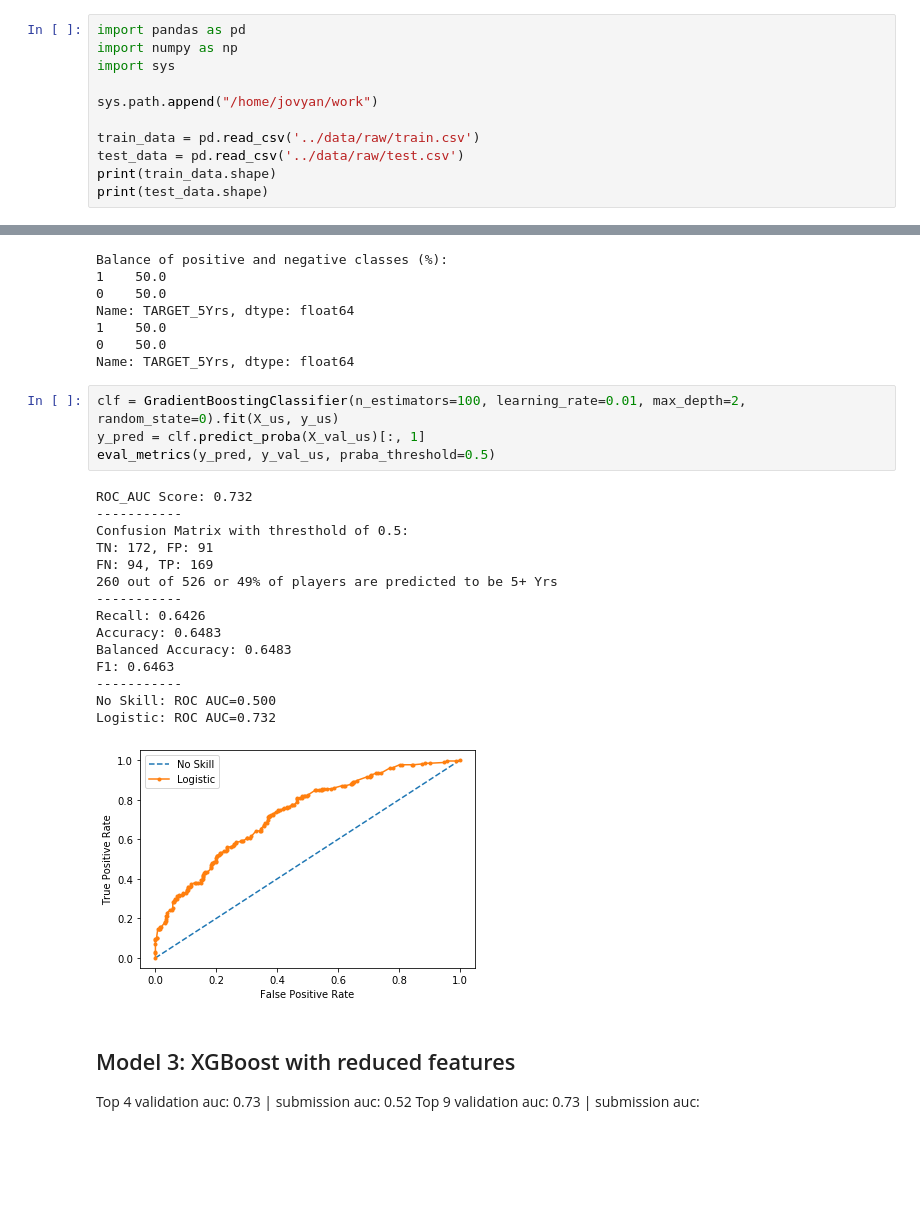
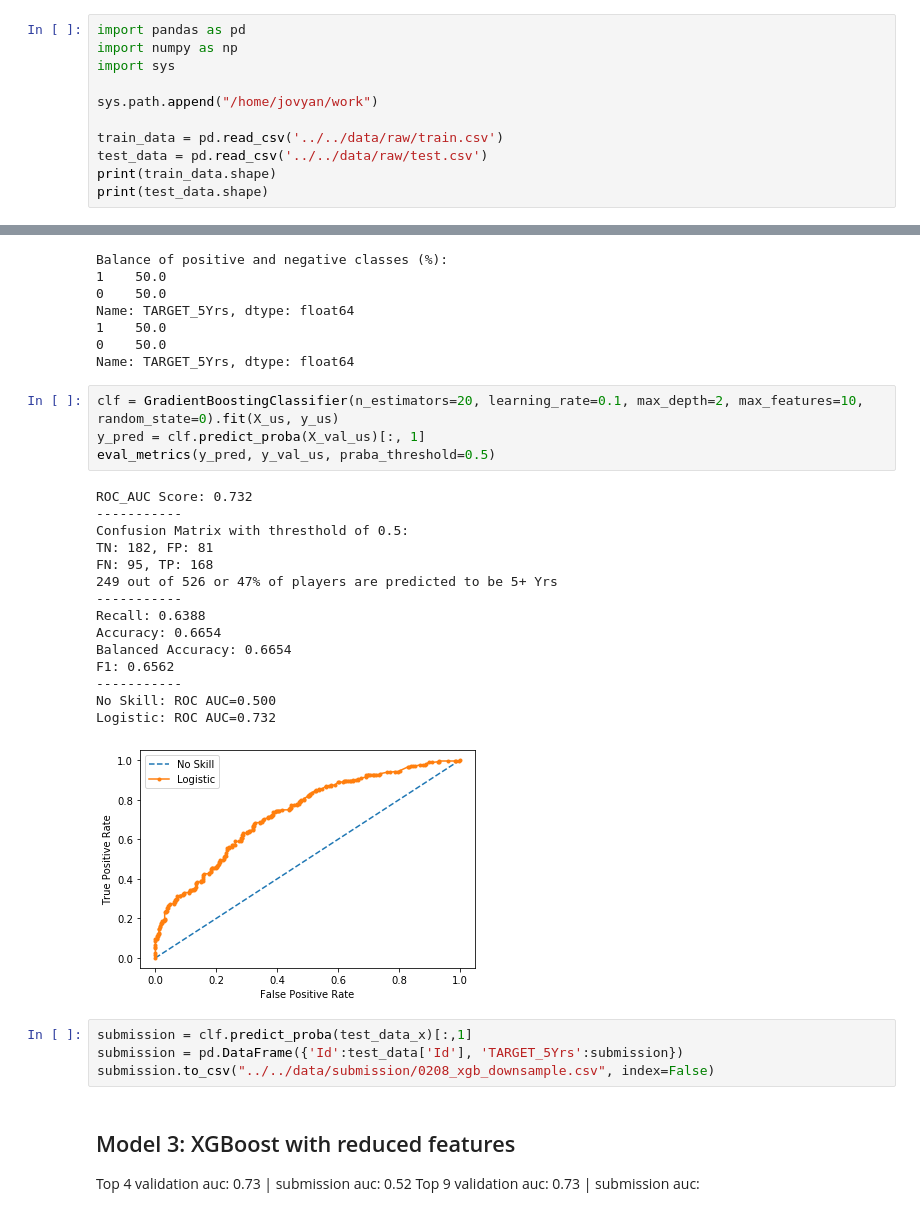
Before and after one commit to yidaveding/adsi_g5_kaggle_nba, a Jupyter notebook: notebooks/week1/david_ding-11481912-week1_final.ipynb, the cells around one changed output, grey strips where cells are left out. Saved outputs shown, nothing was run; the diff lists cells and outputs as text; blank space fills up the shorter version.

```diff
--- a/notebooks/week1/david_ding-11481912-week1_final.ipynb
+++ b/notebooks/week1/david_ding-11481912-week1_final.ipynb
@@ -28,8 +28,8 @@ import sys
 
 sys.path.append("/home/jovyan/work")
 
-train_data = pd.read_csv('../data/raw/train.csv')
-test_data = pd.read_csv('../data/raw/test.csv')
+train_data = pd.read_csv('../../data/raw/train.csv')
+test_data = pd.read_csv('../../data/raw/test.csv')
 print(train_data.shape)
 print(test_data.shape)
 # %% [output]
@@ -417,25 +417,29 @@ Name: TARGET_5Yrs, dtype: float64
 0    50.0
 Name: TARGET_5Yrs, dtype: float64
 # %%
-clf = GradientBoostingClassifier(n_estimators=100, learning_rate=0.01, max_depth=2, random_state=0).fit(X_us, y_us)
+clf = GradientBoostingClassifier(n_estimators=20, learning_rate=0.1, max_depth=2, max_features=10, random_state=0).fit(X_us, y_us)
 y_pred = clf.predict_proba(X_val_us)[:, 1]
 eval_metrics(y_pred, y_val_us, praba_threshold=0.5)
 # %% [output]
 ROC_AUC Score: 0.732
 -----------
 Confusion Matrix with thresthold of 0.5:
-TN: 172, FP: 91
-FN: 94, TP: 169
-260 out of 526 or 49% of players are predicted to be 5+ Yrs
+TN: 182, FP: 81
+FN: 95, TP: 168
+249 out of 526 or 47% of players are predicted to be 5+ Yrs
 -----------
-Recall: 0.6426
-Accuracy: 0.6483
-Balanced Accuracy: 0.6483
-F1: 0.6463
+Recall: 0.6388
+Accuracy: 0.6654
+Balanced Accuracy: 0.6654
+F1: 0.6562
 -----------
 No Skill: ROC AUC=0.500
 Logistic: ROC AUC=0.732
-[figure, old version]
+[figure, new version]
+# %%
+submission = clf.predict_proba(test_data_x)[:,1]
+submission = pd.DataFrame({'Id':test_data['Id'], 'TARGET_5Yrs':submission})
+submission.to_csv("../../data/submission/0208_xgb_downsample.csv", index=False)
 # %% [markdown]
 ## Model 3: XGBoost with reduced features <a id='xgb_reduced_features'></a>
 Top 4 validation auc: 0.73 | submission auc: 0.52
```
Also changed, not shown: parts of 10 cells of this notebook, 7 other files.
